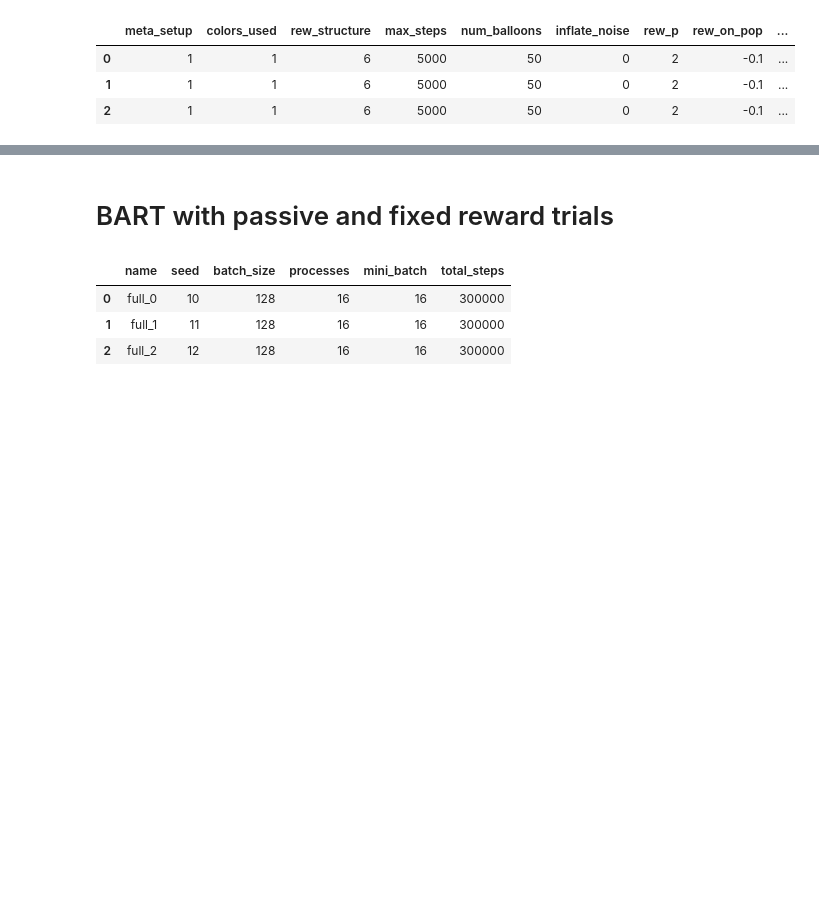
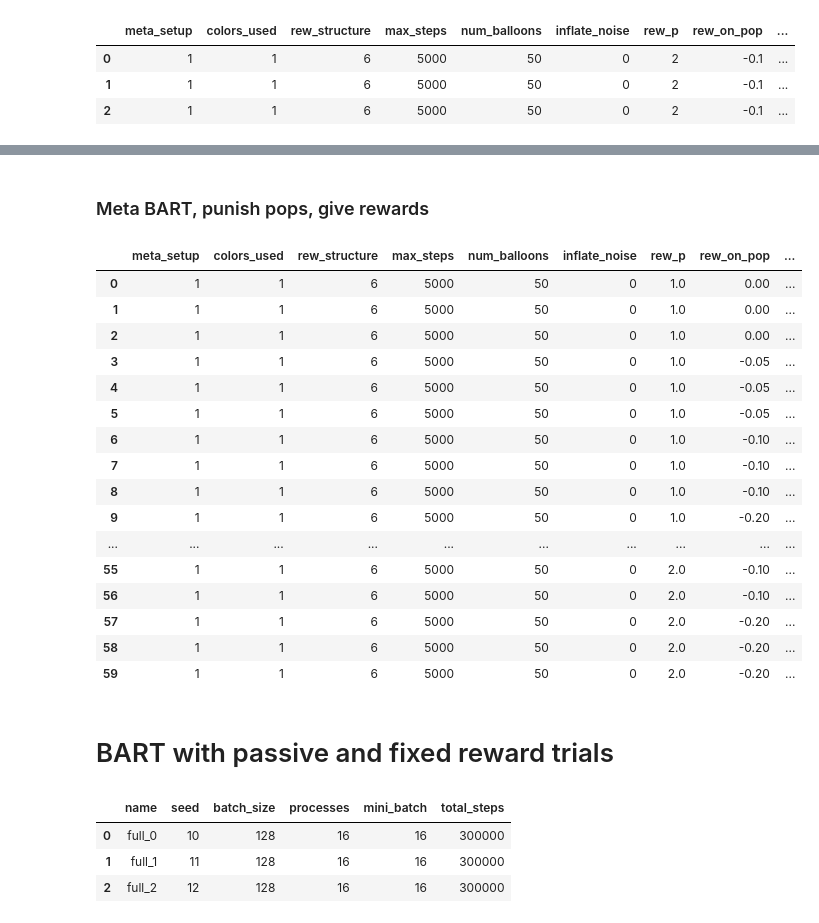
Before and after one commit to liuandrew/bart_ppo, a Jupyter notebook: write_and_test/write_experiments.ipynb, the cells around one changed output, grey strips where cells are left out. Saved outputs shown, nothing was run; the diff lists cells and outputs as text; code cells hidden in the pictures; blank space fills up the shorter version.

Commit message:
Add punishment 0.2 and giverew conditions to meta bart

```diff
--- a/write_and_test/write_experiments.ipynb
+++ b/write_and_test/write_experiments.ipynb
@@ -2677,6 +2747,82 @@ pd.DataFrame(rows)
 | 0 | 1 | 1 | 6 | 5000 | 50 | 2.0 | 0 | p2.0n50det_0 | ... |
 | 1 | 1 | 1 | 6 | 5000 | 50 | 2.0 | 0 | p2.0n50det_1 | ... |
 | 2 | 1 | 1 | 6 | 5000 | 50 | 2.0 | 0 | p2.0n50det_2 | ... |
+# %% [markdown]
+### Meta BART, punish pops, give rewards
+# %%
+num_trials = 3
+
+ps = [1.0, 1.2, 1.5, 1.7, 2.0]
+pops = [0, 0.05, 0.1, 0.2]
+rows = []
+for i, p in enumerate(ps):
+    for j, pop in enumerate(pops):
+        for t in range(num_trials):
+            exp_name = f'giverew_p{p}n50pop{pop}_{t}'
+            env_kwargs = {'meta_setup': 1, 'colors_used': 1,
+                        'rew_structure': 6, 'max_steps': 5000,
+                        'num_balloons': 50, 'inflate_noise': 0,
+                        'rew_p': p, 'rew_on_pop': -pop,
+                        'give_rew': True}
+            row = env_kwargs.copy()
+            seed = i*10+t+j*100+1000
+            row['name'] = exp_name
+            row['seed'] = seed
+
+            rows.append(row)
+            config = {
+                'exp_name': exp_name,
+                'save_name': exp_name,
+                'num_env_steps': 1000000,
+                'env_name': 'BartMetaEnv',
+                'algo': 'ppo',
+                'num_mini_batch': 16,
+                'num_processes': 16,
+                'num_steps': 256,
+
+                'checkpoint_interval': 10,
+                'ep_verbosity': 50,
+                'save_dir': 'meta_v2',
+
+                'seed': seed,
+                'no_cuda': True,
+                'env_kwargs': env_kwargs,
+
+                'nn_base': 'DelayedRNNPPO',
+                'nn_base_kwargs': {'hidden_size': 64,},
+            }
+            # for k, v in variation['config'].items():
+            #     config[k] = v
+
+            row['name'] = config['exp_name']
+            row['batch_size'] = config['num_steps']
+            row['seed'] = config['seed']
+            row['processes'] = config['num_processes']
+            row['mini_batch'] = config['num_mini_batch']
+            row['total_steps'] = config['num_env_steps']
+            # row['recurrent'] = config['nn_base_kwargs']['recurrent']
+            pickle.dump(config, open('../experiment_configs/' + exp_name, 'wb'))
+
+
+pd.DataFrame(rows)
+# %% [output]
+|  | meta_setup | colors_used | rew_structure | max_steps | num_balloons | inflate_noise | rew_p | rew_on_pop | ... |
+| 0 | 1 | 1 | 6 | 5000 | 50 | 0 | 1.0 | 0.00 | ... |
+| 1 | 1 | 1 | 6 | 5000 | 50 | 0 | 1.0 | 0.00 | ... |
+| 2 | 1 | 1 | 6 | 5000 | 50 | 0 | 1.0 | 0.00 | ... |
+| 3 | 1 | 1 | 6 | 5000 | 50 | 0 | 1.0 | -0.05 | ... |
+| 4 | 1 | 1 | 6 | 5000 | 50 | 0 | 1.0 | -0.05 | ... |
+| 5 | 1 | 1 | 6 | 5000 | 50 | 0 | 1.0 | -0.05 | ... |
+| 6 | 1 | 1 | 6 | 5000 | 50 | 0 | 1.0 | -0.10 | ... |
+| 7 | 1 | 1 | 6 | 5000 | 50 | 0 | 1.0 | -0.10 | ... |
+| 8 | 1 | 1 | 6 | 5000 | 50 | 0 | 1.0 | -0.10 | ... |
+| 9 | 1 | 1 | 6 | 5000 | 50 | 0 | 1.0 | -0.20 | ... |
+| ... | ... | ... | ... | ... | ... | ... | ... | ... | ... |
+| 55 | 1 | 1 | 6 | 5000 | 50 | 0 | 2.0 | -0.10 | ... |
+| 56 | 1 | 1 | 6 | 5000 | 50 | 0 | 2.0 | -0.10 | ... |
+| 57 | 1 | 1 | 6 | 5000 | 50 | 0 | 2.0 | -0.20 | ... |
+| 58 | 1 | 1 | 6 | 5000 | 50 | 0 | 2.0 | -0.20 | ... |
+| 59 | 1 | 1 | 6 | 5000 | 50 | 0 | 2.0 | -0.20 | ... |
 # %% [markdown]
 # BART with passive and fixed reward trials
 # %%
```
Also changed, not shown: parts of 1 cell of this notebook.
